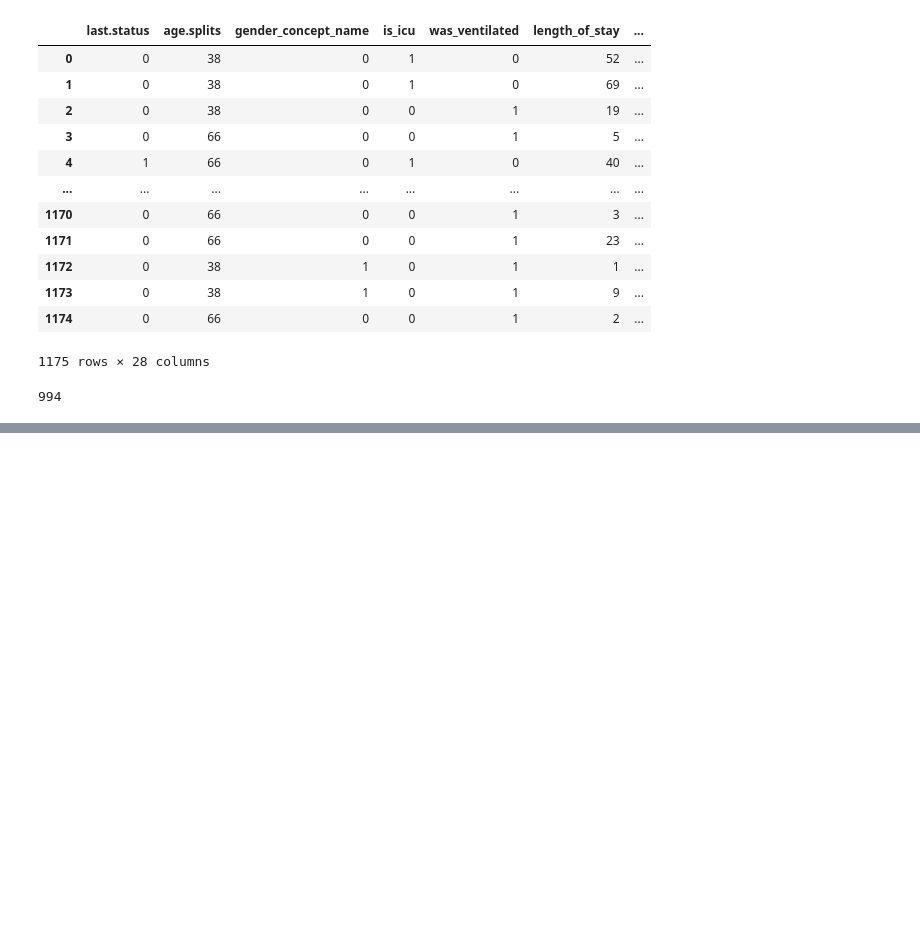
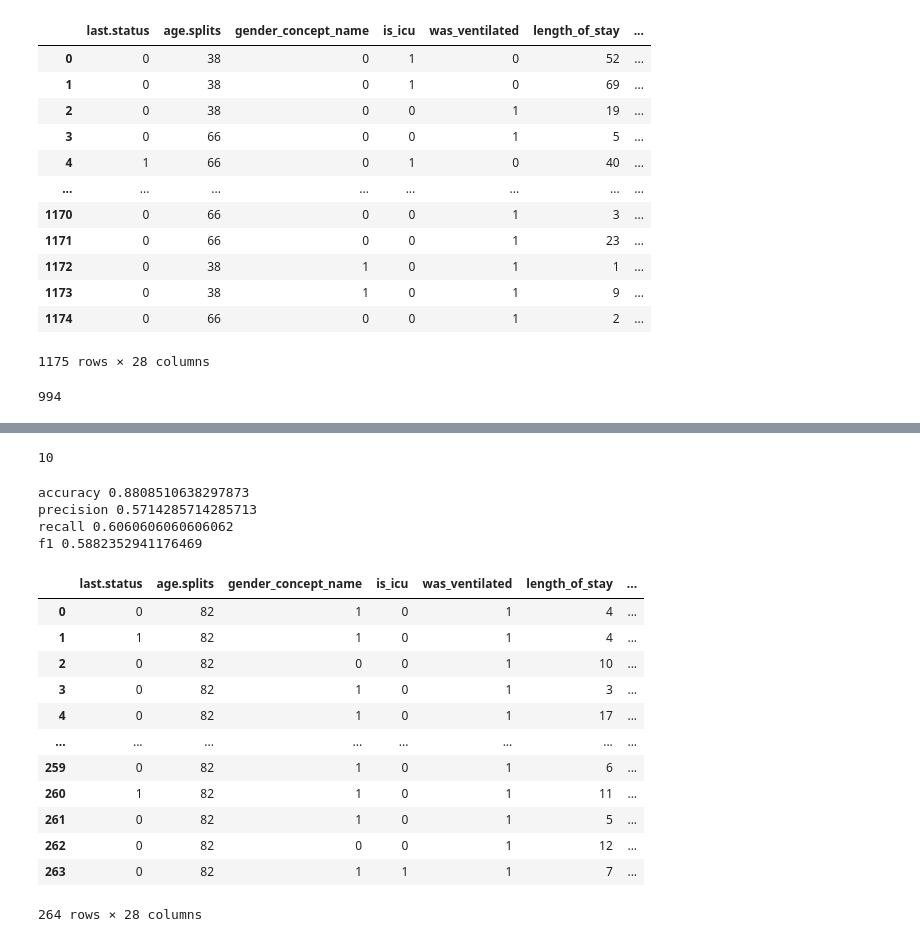
Before and after one commit to Maymayjon/COVID19PatientMortalityPredictor, a Jupyter notebook: App_predicter.ipynb, the cells around one changed output, grey strips where cells are left out. Cells and saved outputs as stored; diff of their text form; code cells hidden in the pictures; blank space fills up the shorter version.

```diff
--- a/App_predicter.ipynb
+++ b/App_predicter.ipynb
@@ -180,27 +609,34 @@ Please also refer to the documentation for alternative solver options:
 # dataframe = dataframe.drop(["length_of_stay"], axis = 1)
 # dataframe = dataframe.drop(["is_icu"], axis = 1)
 # dataframe = dataframe.drop(["was_ventilated"], axis = 1)
-# kfold = KFold(n_splits = 10, shuffle = True)
-# kfold.get_n_splits(dataframe)
+kfold = KFold(n_splits = 10, shuffle = True)
+kfold.get_n_splits(dataframe)
+# %% [output]
+10
 # %%
-# accuracy_average = 0
-# precision_average = 0
-# recall_average = 0
-# f1_average = 0
-# for train_index, test_index in kfold.split(dataframe):
-#   test = dataframe.iloc[test_index]
-#   train = dataframe.iloc[train_index]
-#   randomforestprediction = sklearn.ensemble.RandomForestClassifier(n_estimators=100)
-#   randomforestprediction.fit(train.iloc[:,1:],  train.iloc[:,0])
-#   randomforest = randomforestprediction.predict(test.iloc[:,1:])
-#   accuracy_average += (accuracy_score(test.iloc[:,0], randomforest))
-#   precision_average += (precision_score(test.iloc[:,0], randomforest))
-#   recall_average += (recall_score(test.iloc[:,0], randomforest))
-#   f1_average += (f1_score(test.iloc[:,0], randomforest))
-# print("accuracy", accuracy_average/10)
-# print("precision", precision_average/10)
-# print("recall", recall_average/10)
-# print("f1", f1_average/10)
+accuracy_average = 0
+precision_average = 0
+recall_average = 0
+f1_average = 0
+for train_index, test_index in kfold.split(bf):
+  test = bf.iloc[test_index]
+  train = bf.iloc[train_index]
+  # randomforestprediction = sklearn.ensemble.RandomForestClassifier(n_estimators=100)
+  # randomforestprediction.fit(train.iloc[:,1:],  train.iloc[:,0])
+  randomforest = clf.predict(X_test)
+  accuracy_average += (accuracy_score(y_test, randomforest))
+  precision_average += (precision_score(y_test, randomforest))
+  recall_average += (recall_score(y_test, randomforest))
+  f1_average += (f1_score(y_test, randomforest))
+print("accuracy", accuracy_average/10)
+print("precision", precision_average/10)
+print("recall", recall_average/10)
+print("f1", f1_average/10)
+# %% [output]
+accuracy 0.8808510638297873
+precision 0.5714285714285713
+recall 0.6060606060606062
+f1 0.5882352941176469
 # %%
 # accuracy_average = 0
 # precision_average = 0
@@ -239,3 +675,24 @@ Please also refer to the documentation for alternative solver options:
 # print("precision", precision_average/10)
 # print("recall", recall_average/10)
 # print("f1", f1_average/10)
+# %%
+dataframe =  pandas.read_excel("file:\\Users\mayma\Downloads\highagedatacovid-19.xlsx")
+dataframe = dataframe.iloc[:,1:]
+# dataframe=dataframe.iloc[:,:6]
+
+sum(dataframe["gender_concept_name"] == 0)
+dataframe
+# %% [output]
+|  | last.status | age.splits | gender_concept_name | is_icu | was_ventilated | length_of_stay | ... |
+| 0 | 0 | 82 | 1 | 0 | 1 | 4 | ... |
+| 1 | 1 | 82 | 1 | 0 | 1 | 4 | ... |
+| 2 | 0 | 82 | 0 | 0 | 1 | 10 | ... |
+| 3 | 0 | 82 | 1 | 0 | 1 | 3 | ... |
+| 4 | 0 | 82 | 1 | 0 | 1 | 17 | ... |
+| ... | ... | ... | ... | ... | ... | ... | ... |
+| 259 | 0 | 82 | 1 | 0 | 1 | 6 | ... |
+| 260 | 1 | 82 | 1 | 0 | 1 | 11 | ... |
+| 261 | 0 | 82 | 1 | 0 | 1 | 5 | ... |
+| 262 | 0 | 82 | 0 | 0 | 1 | 12 | ... |
+| 263 | 0 | 82 | 1 | 1 | 1 | 7 | ... |
+264 rows × 28 columns
```
Also changed, not shown: parts of 55 cells of this notebook.
